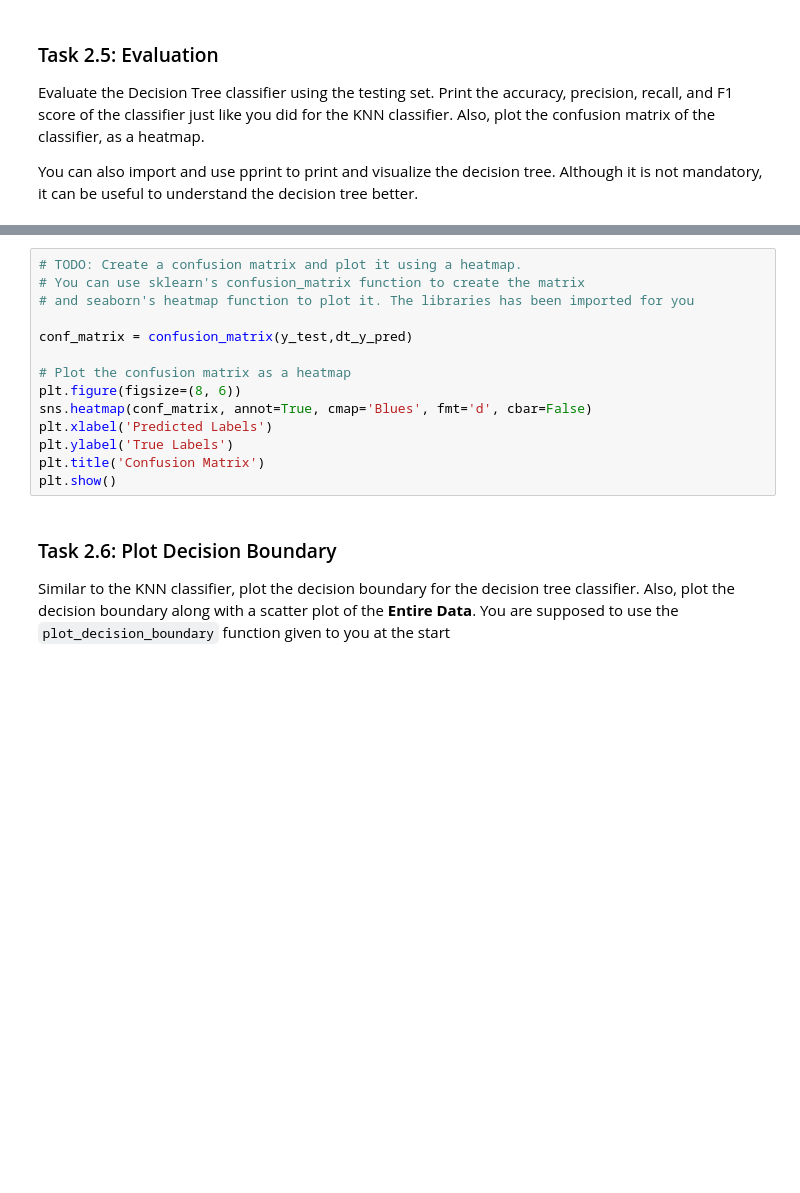
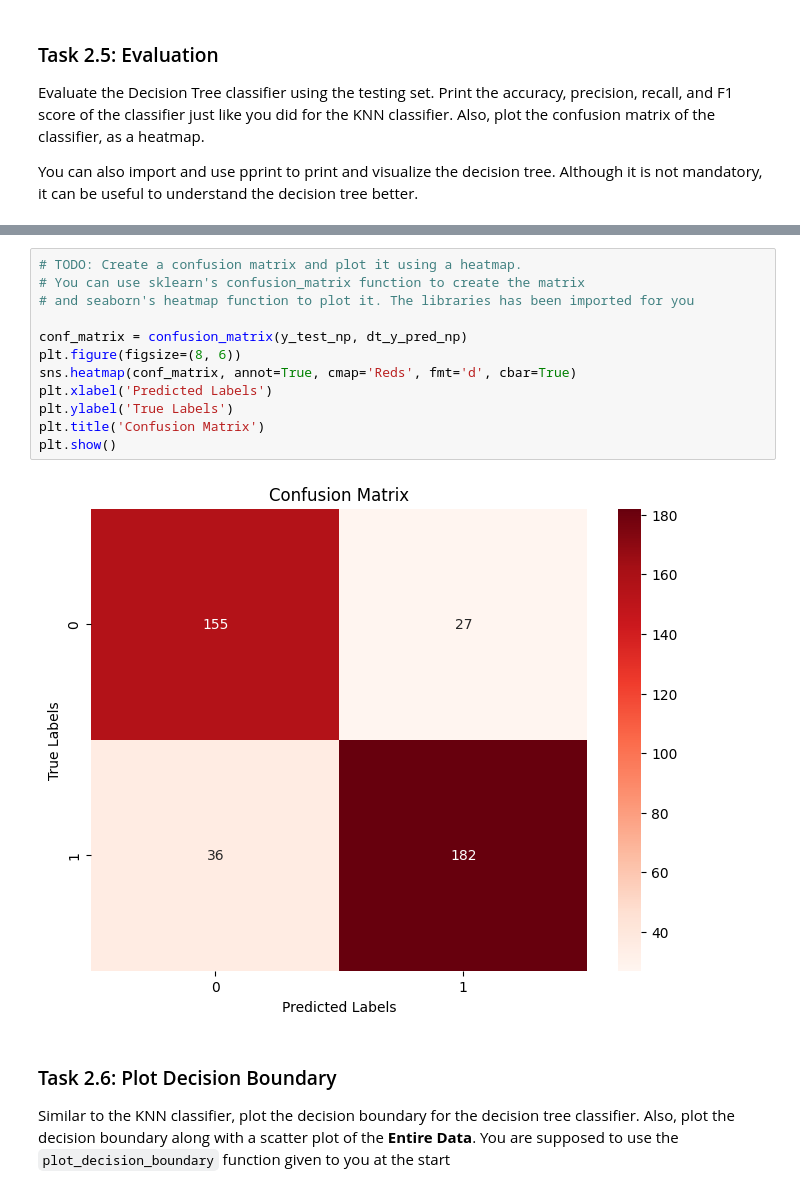
Before and after one commit to 27100340/ai-ml-pa2, a Jupyter notebook: Group(group_number)_S(section_number)_PA2.ipynb, the cells around one changed output, grey strips where cells are left out. Saved outputs shown, nothing was run; the diff lists cells and outputs as text; blank space fills up the shorter version.

```diff
--- a/Group(group_number)_S(section_number)_PA2.ipynb
+++ b/Group(group_number)_S(section_number)_PA2.ipynb
@@ -1191,17 +1083,17 @@ InvalidIndexError: (slice(None, None, None), array(1))
 # %%
 # TODO: Create a confusion matrix and plot it using a heatmap.
 # You can use sklearn's confusion_matrix function to create the matrix
 # and seaborn's heatmap function to plot it. The libraries has been imported for you
 
-conf_matrix = confusion_matrix(y_test,dt_y_pred)
-
-# Plot the confusion matrix as a heatmap
+conf_matrix = confusion_matrix(y_test_np, dt_y_pred_np)
 plt.figure(figsize=(8, 6))
-sns.heatmap(conf_matrix, annot=True, cmap='Blues', fmt='d', cbar=False)
+sns.heatmap(conf_matrix, annot=True, cmap='Reds', fmt='d', cbar=True)
 plt.xlabel('Predicted Labels')
 plt.ylabel('True Labels')
 plt.title('Confusion Matrix')
 plt.show()
+# %% [output]
+[figure, added]
 # %% [markdown]
 ### Task 2.6: Plot Decision Boundary
 
```
Also changed, not shown: parts of 11 cells of this notebook.
